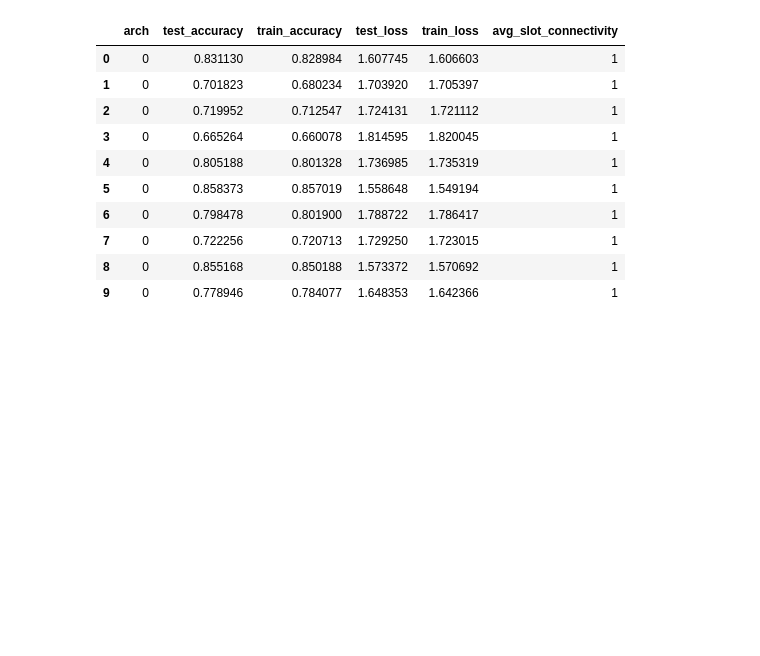
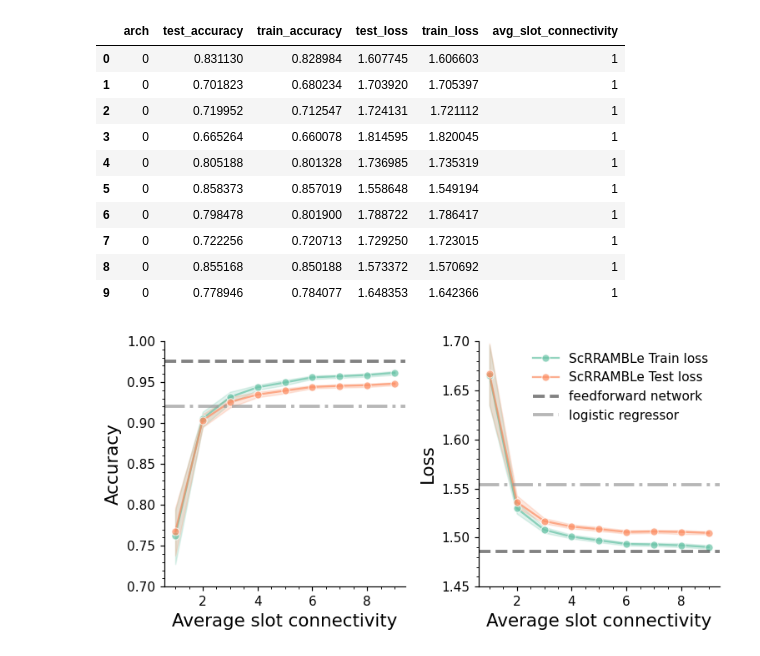
Before and after one commit to Integrated-Systems-Neuroengineering/scrramble, a Jupyter notebook: Notebooks/plotting_scrramble_analysis.ipynb, the cells around one changed output. Drawn from its saved outputs; the diff is of its cells as text; code cells hidden in the pictures; blank space fills up the shorter version.

```diff
--- a/Notebooks/plotting_scrramble_analysis.ipynb
+++ b/Notebooks/plotting_scrramble_analysis.ipynb
@@ -15,0 +50,11 @@ import pickle
+# %%
+ff_best_accuracy = ff_data["test_accuracy"].max()
+log_best_accuracy = log_data["test_accuracy"].max()
+ff_min_loss = ff_data["test_loss"].min()
+log_min_loss = log_data["test_loss"].min()
+
+# print all 4
+print(f"FF best accuracy: {ff_best_accuracy}")
+print(f"Logistic best accuracy: {log_best_accuracy}")
+print(f"FF min loss: {ff_min_loss}")
+print(f"Logistic min loss: {log_min_loss}")
@@ -17,8 +67,8 @@ import pickle
 # load the data
 data_path = os.path.join("/local_disk/vikrant/scrramble/logs", "mnist_arch_dict_cores_16_resmp_10_2025-05-12.pkl")
 ws16_data = pickle.load(open(data_path, "rb"))
-ws_16_df = pd.DataFrame(ws16_data)
-ws_16_df.head(10)
+ws16_df = pd.DataFrame(ws16_data)
+ws16_df.head(10)
 # %% [output]
 |  | arch | test_accuracy | train_accuracy | test_loss | train_loss | avg_slot_connectivity |
 | 0 | 0 | 0.831130 | 0.828984 | 1.607745 | 1.606603 | 1 |
@@ -31,3 +81,36 @@ ws_16_df.head(10)
 | 7 | 0 | 0.722256 | 0.720713 | 1.729250 | 1.723015 | 1 |
 | 8 | 0 | 0.855168 | 0.850188 | 1.573372 | 1.570692 | 1 |
 | 9 | 0 | 0.778946 | 0.784077 | 1.648353 | 1.642366 | 1 |
+# %%
+# line plots
+pal1 = sns.color_palette("Set2", len(ws16_df['arch'].unique()))
+
+fig, ax = plt.subplots(1, 2, dpi=110, figsize=(7, 3.5))
+
+# for tick in ax[0].get_xticklabels(which='both'):
+#     tick.set_fontname('Arial')
+
+sns.lineplot(data=ws16_df, x='avg_slot_connectivity', y='train_accuracy', err_style='band', ax=ax[0], color=pal1[0], label='ScRRAMBLe Train accuracy', lw=1.5, alpha=.7, marker='o')
+sns.lineplot(data=ws16_df, x='avg_slot_connectivity', y='test_accuracy', err_style='band', ax=ax[0], color=pal1[1], label='ScRRAMBLe Test accuracy', lw=1.5, alpha=.7, marker='o')
+ax[0].set_xlabel(r"Average slot connectivity", fontsize = 14)
+ax[0].set_ylabel(r"Accuracy", fontsize = 14)
+ax[0].axhline(y=ff_best_accuracy, color='0.3', linestyle='--', label='feedforward network', lw = 2.5, alpha=.7)
+ax[0].axhline(y=log_best_accuracy, color='0.6', linestyle='-.', label='logistic regressor', lw = 2.5, alpha=.7)
+ax[0].minorticks_on()
+ax[0].legend([], [], frameon=False)
+ax[0].set_ylim(0.7, 1.0)
+
+sns.lineplot(data=ws16_df, x='avg_slot_connectivity', y='train_loss', err_style='band', ax=ax[1], label="ScRRAMBLe Train loss", color=pal1[0], lw=1.5, alpha=.7, marker='o')
+sns.lineplot(data=ws16_df, x='avg_slot_connectivity', y='test_loss', err_style='band', ax=ax[1], label="ScRRAMBLe Test loss", color=pal1[1], lw=1.5, alpha=.7, marker='o')
+ax[1].axhline(y=ff_min_loss, color='0.3', linestyle='--', label='feedforward network', lw = 2.5, alpha=.7)
+ax[1].axhline(y=log_min_loss, color='0.6', linestyle='-.', label='logistic regressor', lw = 2.5, alpha=.7)
+ax[1].minorticks_on()
+ax[1].legend(frameon=False)
+ax[1].set_xlabel(r"Average slot connectivity", fontsize = 14)
+ax[1].set_ylabel(r"Loss", fontsize = 14)
+ax[1].set_ylim(1.45, 1.7)
+
+plt.tight_layout()
+sns.despine()
+# %% [output]
+[figure, added]
```
Also changed, not shown: parts of 4 cells of this notebook, 3 other files.
